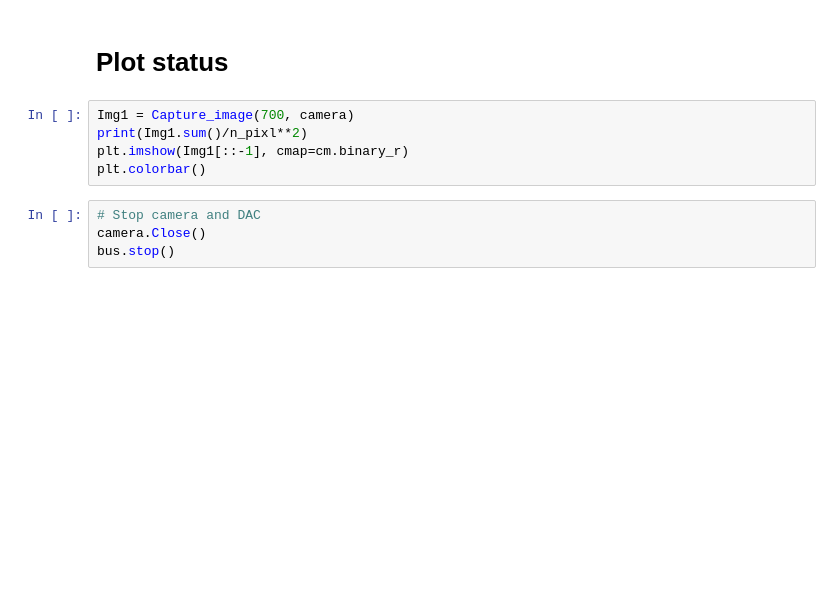
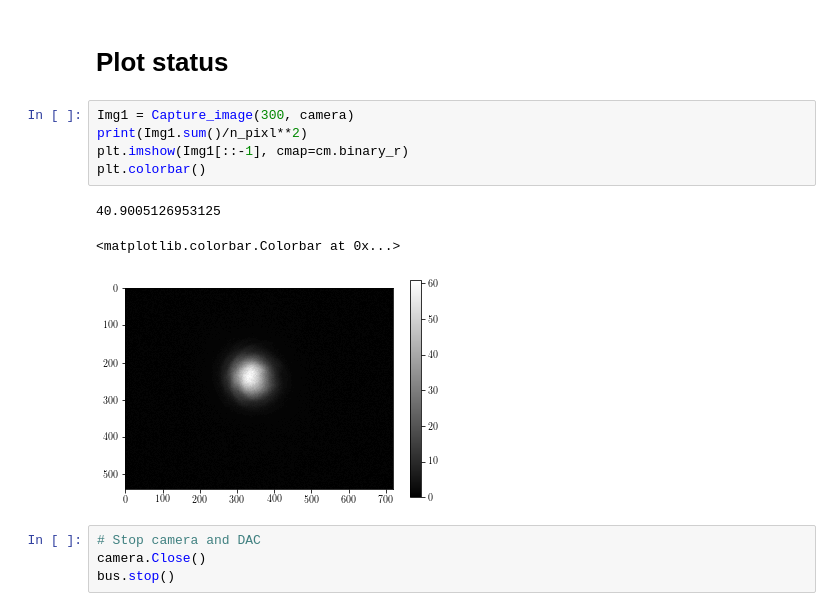
Before and after one commit to Parth92/Beam_auto_alignment, a Jupyter notebook: src/Actual_lab_cavity_alignment-with_GA.ipynb, the cells around one changed output. Drawn from its saved outputs; the diff is of its cells as text; blank space fills up the shorter version.

```diff
--- a/src/Actual_lab_cavity_alignment-with_GA.ipynb
+++ b/src/Actual_lab_cavity_alignment-with_GA.ipynb
@@ -175,10 +191,14 @@ Time: 122.51361751556396, Fittest Parent: [ 1.04528076e-04  7.74495155e-05  3.05
 # %% [markdown]
 # Plot status
 # %%
-Img1 = Capture_image(700, camera)
+Img1 = Capture_image(300, camera)
 print(Img1.sum()/n_pixl**2)
 plt.imshow(Img1[::-1], cmap=cm.binary_r)
 plt.colorbar()
+# %% [output]
+40.9005126953125
+<matplotlib.colorbar.Colorbar at 0x...>
+[figure, added]
 # %%
 # Stop camera and DAC
 camera.Close()
```
Also changed, not shown: parts of 5 cells of this notebook, 1 other file.
